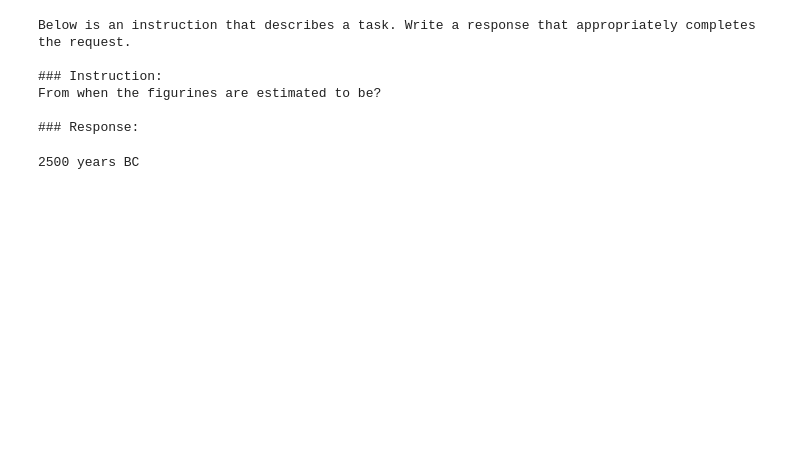
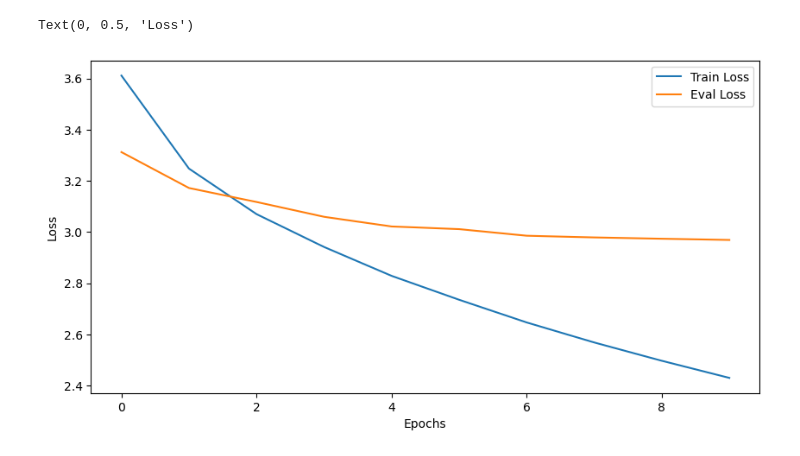
Before and after one commit to VasilisMpletsos/ArcheologyMaintenanceChatBot, a Jupyter notebook: scripts/LLM train.ipynb, the cells around one changed output. Drawn from its saved outputs; the diff is of its cells as text; code cells hidden in the pictures; blank space fills up the shorter version.

Commit message:
Train LLM code

```diff
--- a/scripts/LLM train.ipynb
+++ b/scripts/LLM train.ipynb
@@ -160,11 +168,12 @@ dataset = dataset.shuffle()
 # %%
 # make parameters not trainable
 for name, param in model.base_model.named_parameters():
-    if "30" not in name:
+    if not re.search(r"28|29|30|31", name):
         param.requires_grad = False
     else:
+        # print(name)
         param.requires_grad = True
-optimizer = Adagrad(filter(lambda p: p.requires_grad, model.base_model.parameters()), lr=1e-4)
+optimizer = AdamW(filter(lambda p: p.requires_grad, model.base_model.parameters()), lr=1e-5)
 # %%
 class DataCollatorForCompletionOnlyLM(DataCollatorForLanguageModeling):
     def torch_call(self, examples):
@@ -194,9 +203,7 @@ class DataCollatorForCompletionOnlyLM(DataCollatorForLanguageModeling):
 
         return batch
 # %%
-data_collator = DataCollatorForCompletionOnlyLM(
-        tokenizer=tokenizer, mlm=False, return_tensors="pt", pad_to_multiple_of=8
-    )
+data_collator = DataCollatorForCompletionOnlyLM(tokenizer=tokenizer, mlm=False, return_tensors="pt", pad_to_multiple_of=8)
 # %%
 local_output_dir = './train'
 # %%
@@ -208,11 +215,14 @@ training_args = TrainingArguments(
         per_device_eval_batch_size=1,
         fp16=False,
         bf16=True,
-        num_train_epochs=1,
+        lr_scheduler_type='constant_with_warmup',
+        num_train_epochs=10,
         deepspeed=None,
-        gradient_checkpointing=True,
+        gradient_checkpointing=False,
+        logging_strategy="epoch",
+        logging_steps=10,
         evaluation_strategy="epoch",
-        eval_steps=4,
+        eval_steps=10,
         load_best_model_at_end=False,
         report_to=None,
         disable_tqdm=True,
@@ -273,3 +253,17 @@ TrainOutput(global_step=898, training_loss=1.4451790790515382, metrics={'train_r
+# %%
+# get all loss and eval loss from trainer history if loss is not None
+losses = [x['loss'] for x in trainer.state.log_history if 'loss' in x.keys()]
+eval_losses = [x['eval_loss'] for x in trainer.state.log_history if 'eval_loss' in x.keys()]
+# %%
+plt.figure(figsize=(10, 5))
+plt.plot(losses)
+plt.plot(eval_losses)
+plt.legend(['Train Loss', 'Eval Loss'])
+plt.xlabel('Epochs')
+plt.ylabel('Loss')
+# %% [output]
+Text(0, 0.5, 'Loss')
+[figure, added]
 # %%
 trainer.save_model(output_dir=local_output_dir)
 # %%
@@ -413,20 +407,3 @@ def postprocess(tokenizer, model_outputs):
         rec = {"generated_text": decoded}
         records.append(rec)
     return records
-# %%
-text = "From when the figurines are estimated to be?"
-context = "During the excavations a lot of figurines were found in the area. They are considered to be from the 3rd century BC."
-pre_process_result = preprocess(tokenizer, text)
-model_result = forward(model, tokenizer, pre_process_result)
-# %% [output]
-Below is an instruction that describes a task. Write a response that appropriately completes the request.
-
-### Instruction:
-From when the figurines are estimated to be?
-
-### Response:
-# %%
-final_output = postprocess(tokenizer, model_result);
-print(final_output[0]['generated_text'])
-# %% [output]
-2500 years BC
```
Also changed, not shown: parts of 10 cells of this notebook, 1 other file.
